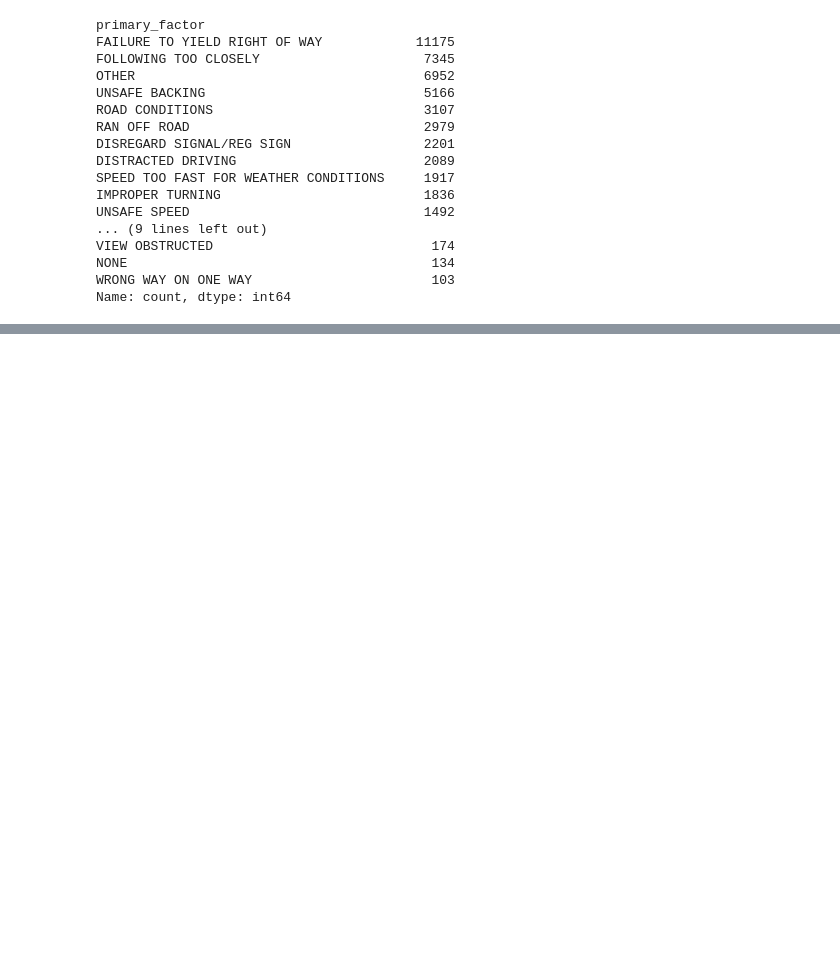
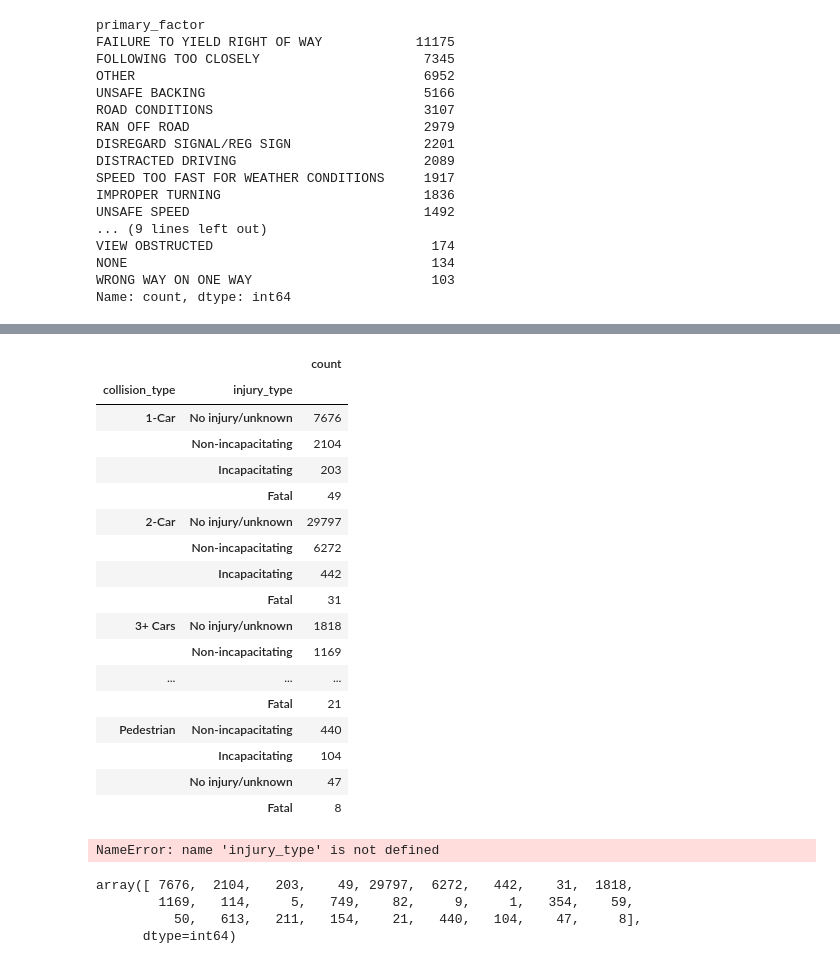
Before and after one commit to martabaker/ds-project-1-group-11, a Jupyter notebook: kenny_Q1/Cleaned Data.ipynb, the cells around one changed output, grey strips where cells are left out. Cells and saved outputs as stored; diff of their text form; code cells hidden in the pictures; blank space fills up the shorter version.

```diff
--- a/kenny_Q1/Cleaned Data.ipynb
+++ b/kenny_Q1/Cleaned Data.ipynb
@@ -179,0 +231,37 @@ AttributeError: 'DataFrame' object has no attribute 'day'
+# %%
+#part 2 what types of injuries occur by collision type
+collision_injury = df.groupby("collision_type").injury_type.value_counts()
+
+pd.DataFrame(collision_injury)
+# %% [output]
+|  |  | count |
+| collision_type | injury_type |  |
+| 1-Car | No injury/unknown | 7676 |
+|  | Non-incapacitating | 2104 |
+|  | Incapacitating | 203 |
+|  | Fatal | 49 |
+| 2-Car | No injury/unknown | 29797 |
+|  | Non-incapacitating | 6272 |
+|  | Incapacitating | 442 |
+|  | Fatal | 31 |
+| 3+ Cars | No injury/unknown | 1818 |
+|  | Non-incapacitating | 1169 |
+| ... | ... | ... |
+|  | Fatal | 21 |
+| Pedestrian | Non-incapacitating | 440 |
+|  | Incapacitating | 104 |
+|  | No injury/unknown | 47 |
+|  | Fatal | 8 |
+# %%
+collision_injury= collision_injury.sort_values(by=injury_type.value, ascending=True)
+pd.DataFrame(collision_injury)
+# %% [output]
+NameError: name 'injury_type' is not defined
+# %%
+counts = collision_injury.values
+counts
+# %% [output]
+array([ 7676,  2104,   203,    49, 29797,  6272,   442,    31,  1818,
+        1169,   114,     5,   749,    82,     9,     1,   354,    59,
+          50,   613,   211,   154,    21,   440,   104,    47,     8],
+      dtype=int64)
```
Also changed, not shown: parts of 10 cells of this notebook.
